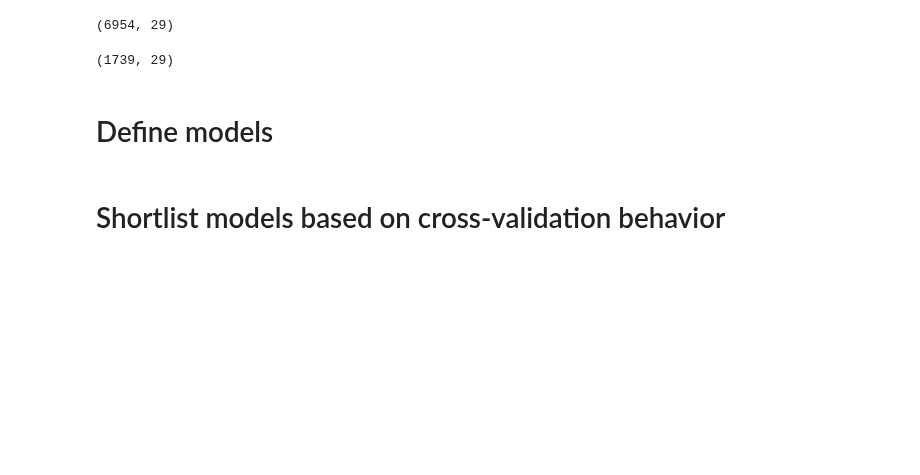
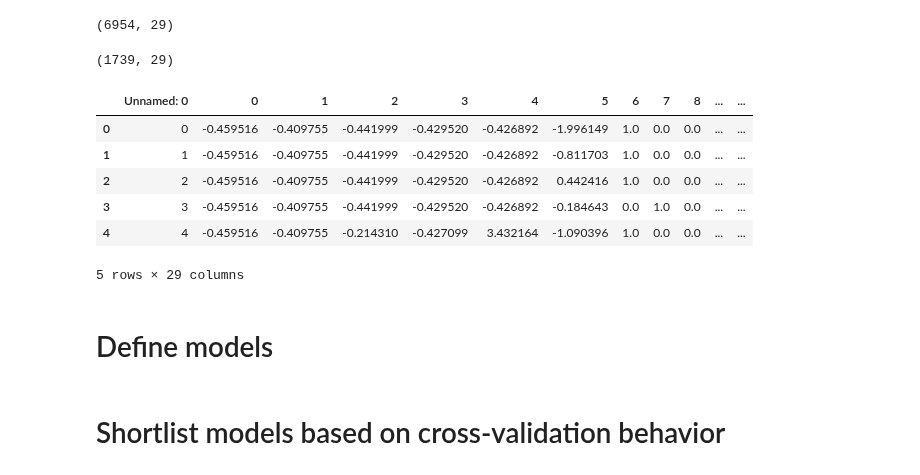
Before and after one commit to PashaIanko/Kaggle.Spaceship-Titanic, a Jupyter notebook: 3_model_preparation.ipynb, the cells around one changed output. Cells and saved outputs as stored; diff of their text form; code cells hidden in the pictures; blank space fills up the shorter version.

```diff
--- a/3_model_preparation.ipynb
+++ b/3_model_preparation.ipynb
@@ -129,6 +128,16 @@ X_test_sample = df_test_sample.values[:, :-1]
 Y_test_sample = df_test_sample.values[:, -1]
 # %% [output]
 (1739, 29)
+# %%
+df_trainval.head()
+# %% [output]
+|  | Unnamed: 0 | 0 | 1 | 2 | 3 | 4 | 5 | 6 | 7 | 8 | ... | ... |
+| 0 | 0 | -0.459516 | -0.409755 | -0.441999 | -0.429520 | -0.426892 | -1.996149 | 1.0 | 0.0 | 0.0 | ... | ... |
+| 1 | 1 | -0.459516 | -0.409755 | -0.441999 | -0.429520 | -0.426892 | -0.811703 | 1.0 | 0.0 | 0.0 | ... | ... |
+| 2 | 2 | -0.459516 | -0.409755 | -0.441999 | -0.429520 | -0.426892 | 0.442416 | 1.0 | 0.0 | 0.0 | ... | ... |
+| 3 | 3 | -0.459516 | -0.409755 | -0.441999 | -0.429520 | -0.426892 | -0.184643 | 0.0 | 1.0 | 0.0 | ... | ... |
+| 4 | 4 | -0.459516 | -0.409755 | -0.214310 | -0.427099 | 3.432164 | -1.090396 | 1.0 | 0.0 | 0.0 | ... | ... |
+5 rows × 29 columns
 # %% [markdown]
 # Define models
 # %%
```
Also changed, not shown: parts of 25 cells of this notebook.
